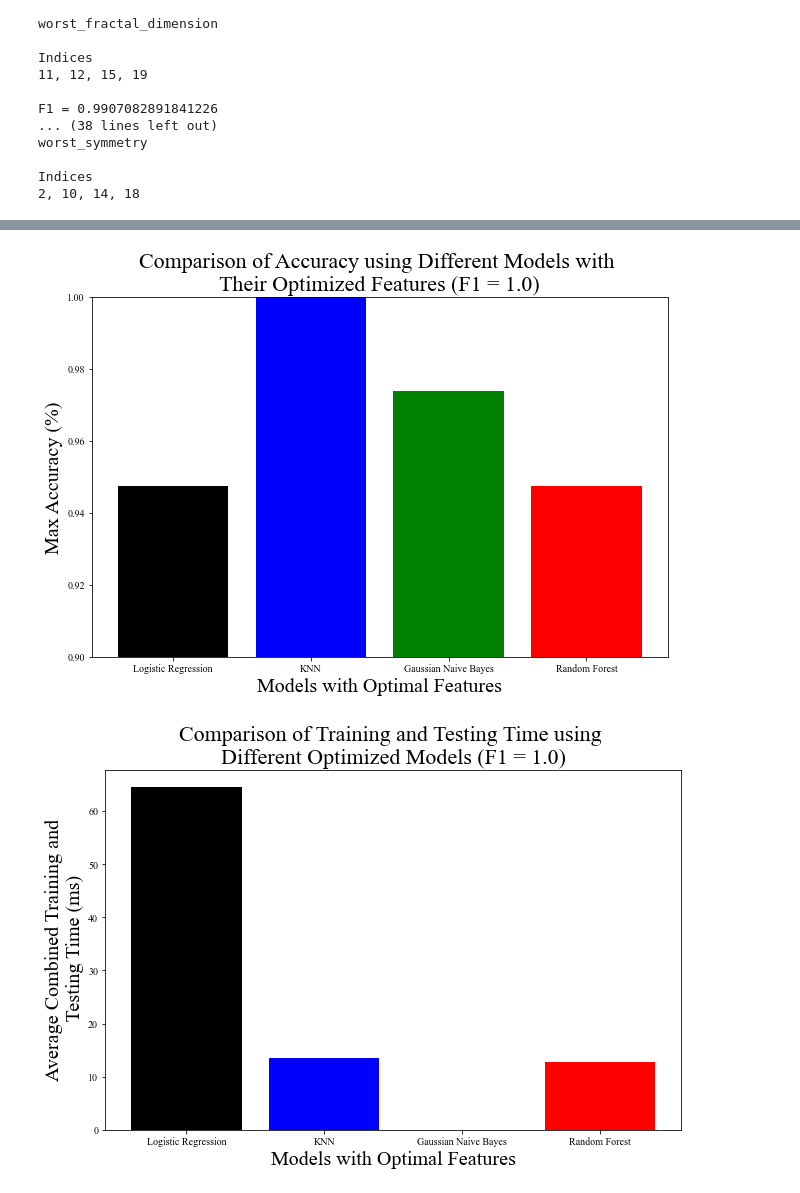
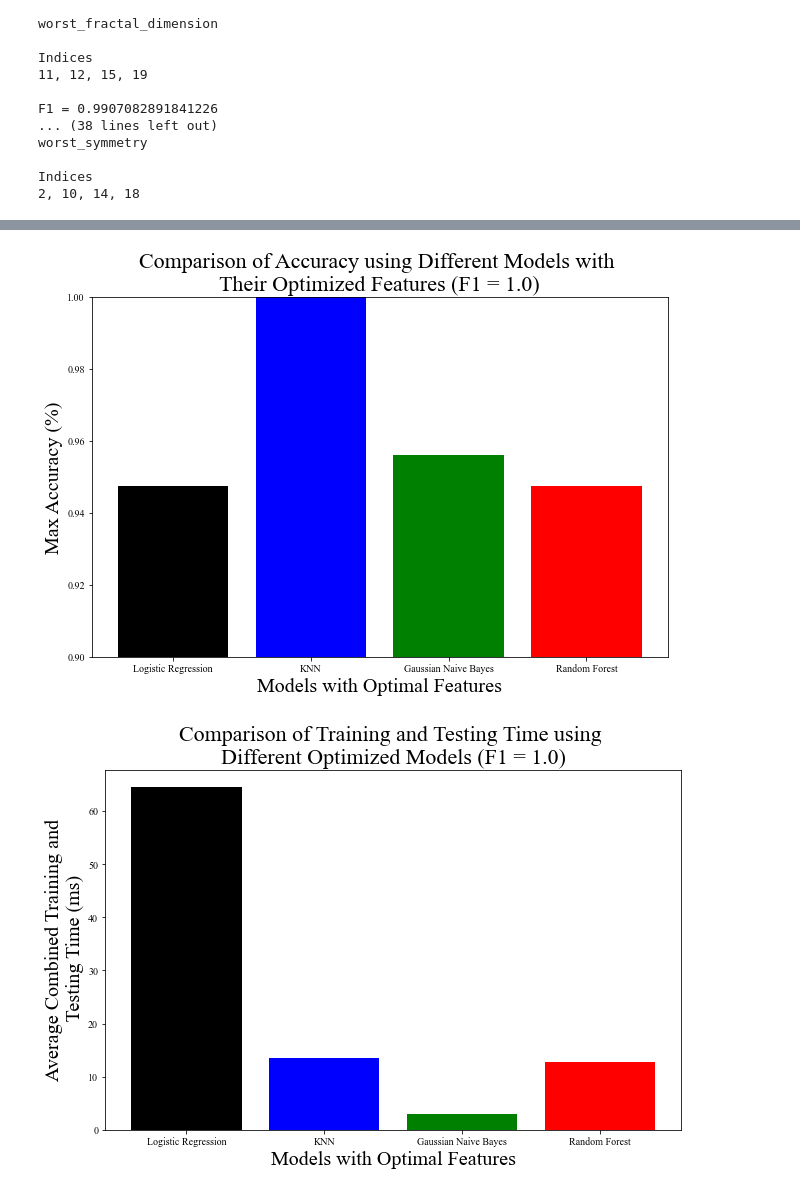
Before and after one commit to NavoditC/24787_Project, a Jupyter notebook: Gaussian Naive Bayes.ipynb, the cells around one changed output, grey strips where cells are left out. Cells and saved outputs as stored; diff of their text form; code cells hidden in the pictures.

```diff
--- a/Gaussian Naive Bayes.ipynb
+++ b/Gaussian Naive Bayes.ipynb
@@ -649,24 +608,24 @@ Average Elapsed Time:  0.0
 # %%
 #Graphing accuracy
 fig = plt.figure(figsize=(8,5))
 ax = fig.add_axes([0,0,1,1])
 plt.rcParams["font.family"] = "Times New Roman"
 
 feature_comb = ['Logistic Regression', 'KNN', 'Gaussian Naive Bayes', 'Random Forest']
-accuracy = [0.9474, 1.0, .9737, 0.9474]
+accuracy = [0.9474, 1.0, .9561, 0.9474]
 color=['black', 'blue', 'green', 'red']
 
 ax.bar(feature_comb,accuracy, color = color)
 
 ax.set_xlabel('Models with Optimal Features', fontsize = 20)
 ax.set_ylabel('Max Accuracy (%)', fontsize = 20)
 ax.set_title('Comparison of Accuracy using Different Models with \nTheir Optimized Features (F1 = 1.0)', fontsize = 22)
 plt.ylim([0.90, 1])
 plt.tight_layout()
 plt.savefig('Graphing Accuracy.png', bbox_inches = 'tight', dpi = 200)
 plt.show()
 # %% [output]
-[figure, old version]
+[figure, new version]
 # %%
 #Graphinig runtime comparisons
 fig = plt.figure(figsize=(8,5))
@@ -674,7 +633,7 @@ ax = fig.add_axes([0,0,1,1])
 plt.rcParams["font.family"] = "Times New Roman"
 
 feature_comb = ['Logistic Regression', 'KNN', 'Gaussian Naive Bayes', 'Random Forest']
-accuracy = [64.525, 13.48, 0, 12.851]
+accuracy = [64.525, 13.48, 3, 12.851]
 color=['black', 'blue', 'green', 'red']
 
 ax.bar(feature_comb,accuracy, color = color)
@@ -686,4 +645,4 @@ plt.tight_layout()
 plt.savefig('Runtime Comparisons.png',bbox_inches = 'tight', dpi = 200)
 plt.show()
 # %% [output]
-[figure, old version]
+[figure, new version]
```
Also changed, not shown: parts of 10 cells of this notebook, 2 other files.
